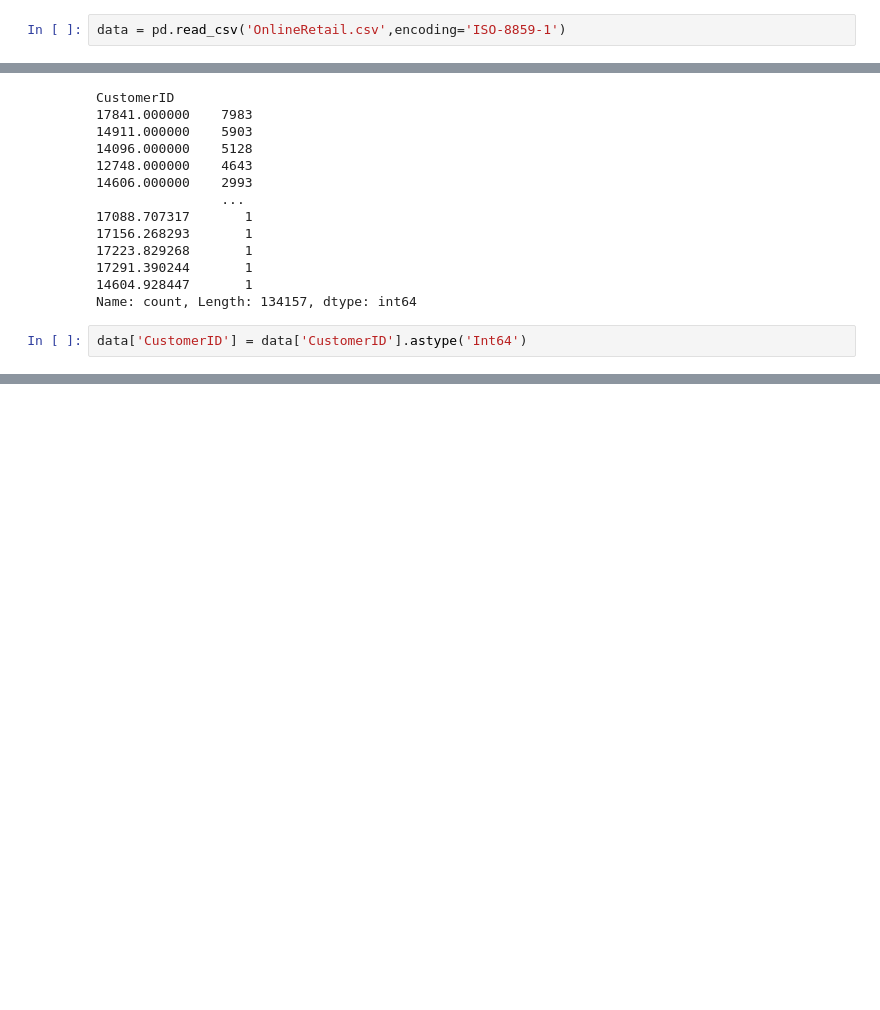
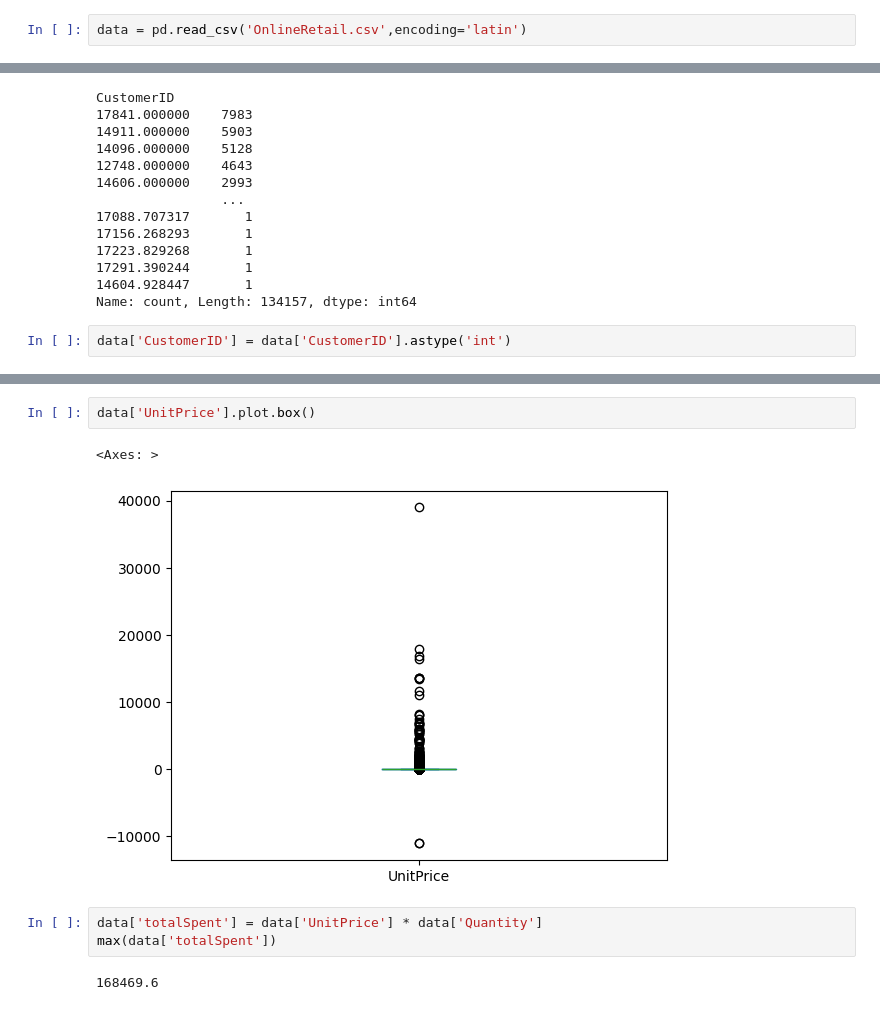
Before and after one commit to mannpadhiar/DM_lab, a Jupyter notebook: project/project1.ipynb, the cells around one changed output, grey strips where cells are left out. Drawn from its saved outputs; the diff is of its cells as text; blank space fills up the shorter version.

```diff
--- a/project/project1.ipynb
+++ b/project/project1.ipynb
@@ -4,5 +5,5 @@ import matplotlib.pyplot as plot
 # %%
-data = pd.read_csv('OnlineRetail.csv',encoding='ISO-8859-1')
+data = pd.read_csv('OnlineRetail.csv',encoding='latin')
 # %%
 data.head()
 # %% [output]
@@ -153,7 +154,7 @@ CustomerID
 14604.928447       1
 Name: count, Length: 134157, dtype: int64
 # %%
-data['CustomerID'] = data['CustomerID'].astype('Int64')
+data['CustomerID'] = data['CustomerID'].astype('int')
 # %%
 data.info()
 # %% [output]
@@ -174,0 +217,10 @@ memory usage: 37.6+ MB
+# %%
+data['UnitPrice'].plot.box()
+# %% [output]
+<Axes: >
+[figure, added]
+# %%
+data['totalSpent'] = data['UnitPrice'] * data['Quantity']
+max(data['totalSpent'])
+# %% [output]
+168469.6
```
Also changed, not shown: parts of 9 cells of this notebook, 1 other file.
